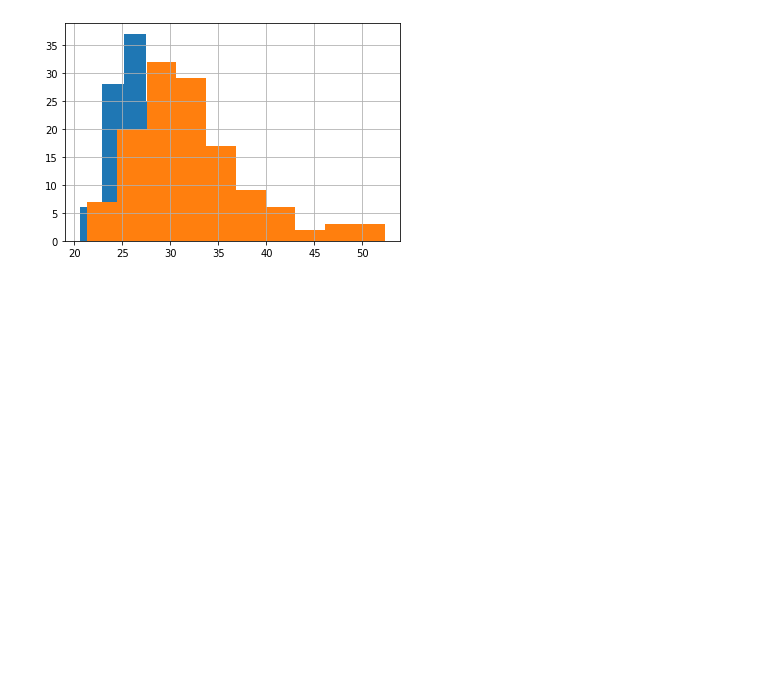
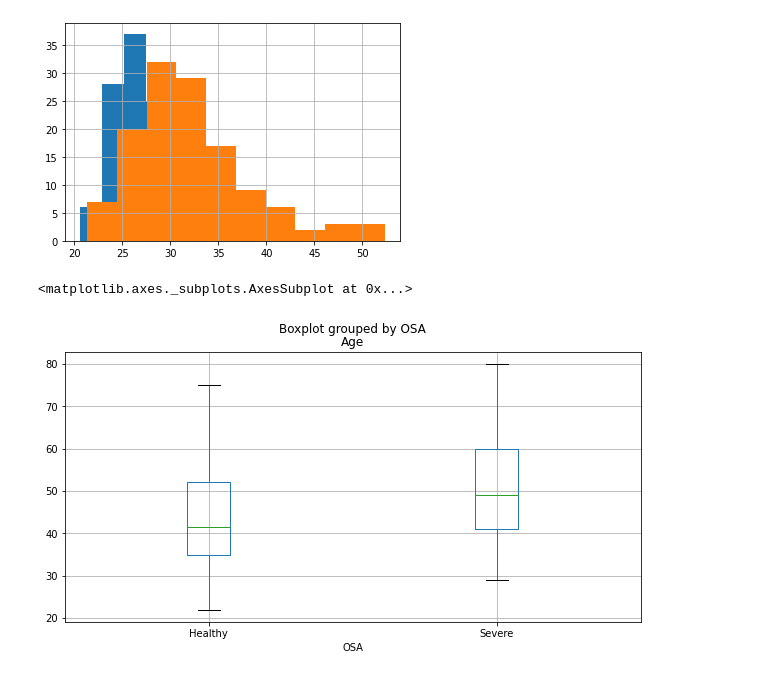
Before and after one commit to MGousset/UPM_AI_Master_degree, a Jupyter notebook: notebooks/EDA_Classification_Marvin_Gousset.ipynb, the cells around one changed output. Drawn from its saved outputs; the diff is of its cells as text; code cells hidden in the pictures; blank space fills up the shorter version.

```diff
--- a/notebooks/EDA_Classification_Marvin_Gousset.ipynb
+++ b/notebooks/EDA_Classification_Marvin_Gousset.ipynb
@@ -56,4 +57,5 @@ def importData():
 
   #Creating BMI column
   df_OSA_male_extreme['BMI'] =  df_OSA_male_extreme['Weight'] / (df_OSA_male_extreme['Height']/100.0)**2
+  df_OSA_male_extreme['Y'] = (df_OSA_male_extreme['OSA'] == 'Severe').astype(int)
   return df_OSA_male_extreme
@@ -128,3 +91,8 @@ Healthy    AxesSubplot(0.125,0.125;0.775x0.755)
 Severe     AxesSubplot(0.125,0.125;0.775x0.755)
 Name: BMI, dtype: object
 [figure]
+# %%
+df.boxplot(column='Age', by='OSA', figsize=(10 ,5))
+# %% [output]
+<matplotlib.axes._subplots.AxesSubplot at 0x...>
+[figure, added]
```
Also changed, not shown: parts of 31 cells of this notebook, 1 other file.
